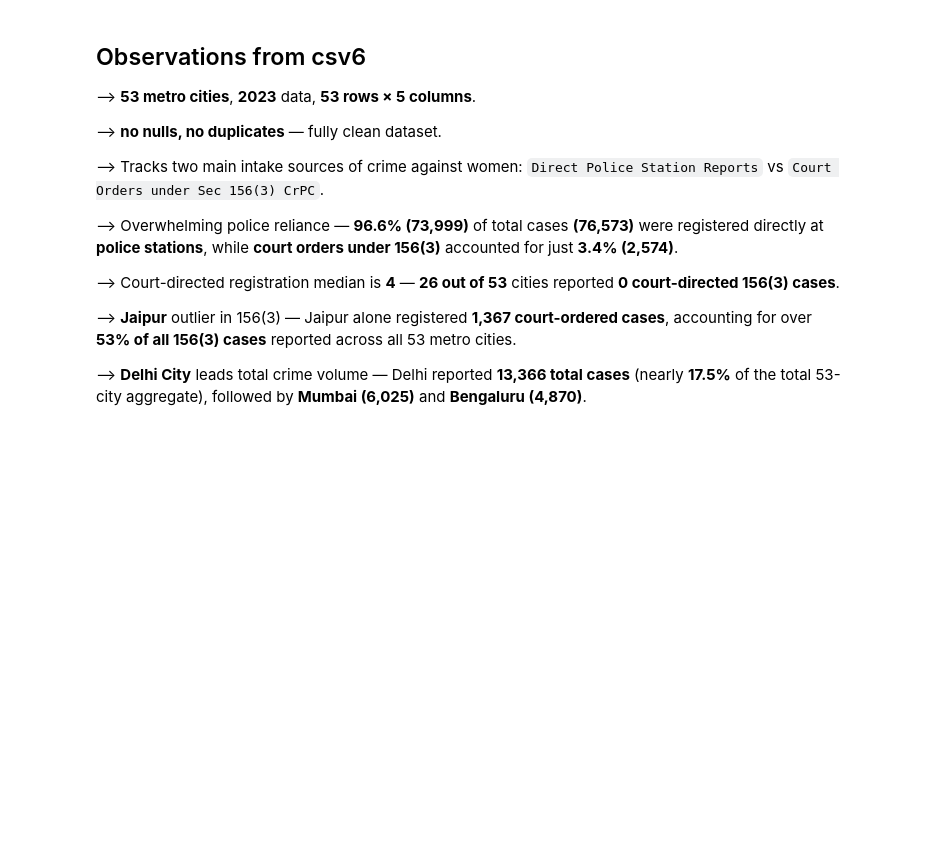
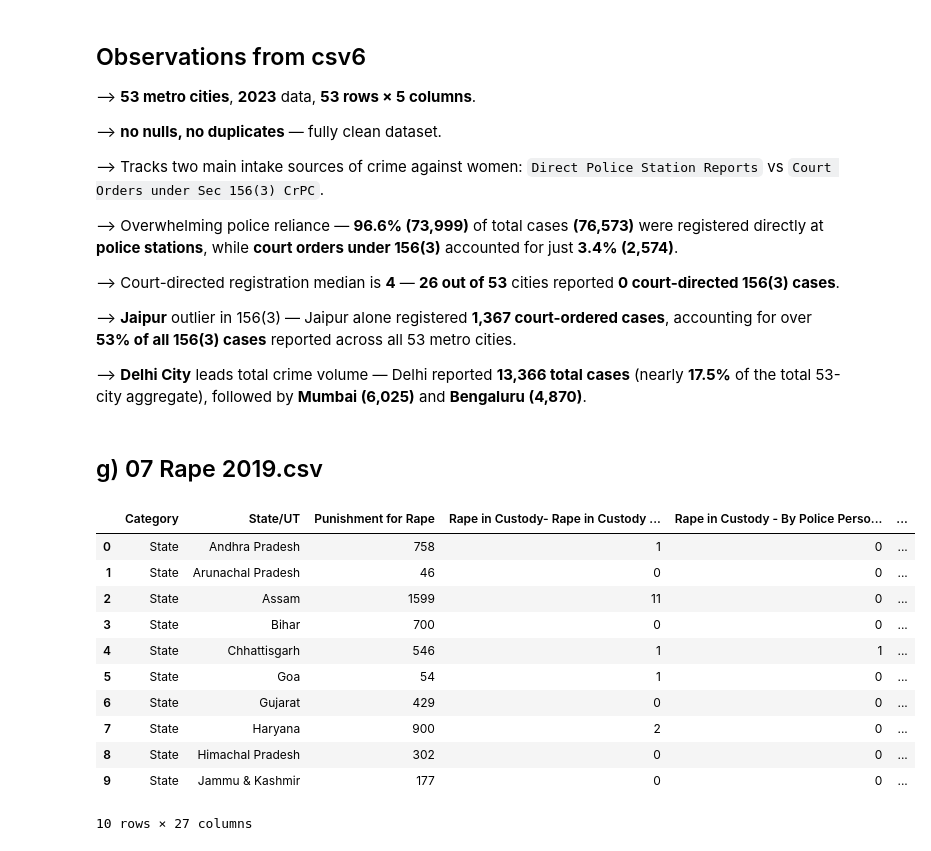
Before and after one commit to bhavya25-ds/The-Committee-Will-Look-Into-It, a Jupyter notebook: 02_Gender_Injustice/01_EDA.ipynb, the cells around one changed output. Cells and saved outputs as stored; diff of their text form; code cells hidden in the pictures; blank space fills up the shorter version.

```diff
--- a/02_Gender_Injustice/01_EDA.ipynb
+++ b/02_Gender_Injustice/01_EDA.ipynb
@@ -659,3 +659,21 @@ Saved | shape- (53, 5)
 --> **Jaipur** outlier in 156(3) — Jaipur alone registered **1,367 court-ordered cases**, accounting for over **53% of all 156(3) cases** reported across all 53 metro cities.
 
 --> **Delhi City** leads total crime volume — Delhi reported **13,366 total cases** (nearly **17.5%** of the total 53-city aggregate), followed by **Mumbai (6,025)** and **Bengaluru (4,870)**.
+# %% [markdown]
+## g) 07 Rape 2019.csv
+# %%
+csv7= u.load_data("data/07 Rape 2019.csv")
+csv7.head(10)
+# %% [output]
+|  | Category | State/UT | Punishment for Rape | Rape in Custody- Rape in Custody ... | Rape in Custody - By Police Perso... | ... |
+| 0 | State | Andhra Pradesh | 758 | 1 | 0 | ... |
+| 1 | State | Arunachal Pradesh | 46 | 0 | 0 | ... |
+| 2 | State | Assam | 1599 | 11 | 0 | ... |
+| 3 | State | Bihar | 700 | 0 | 0 | ... |
+| 4 | State | Chhattisgarh | 546 | 1 | 1 | ... |
+| 5 | State | Goa | 54 | 1 | 0 | ... |
+| 6 | State | Gujarat | 429 | 0 | 0 | ... |
+| 7 | State | Haryana | 900 | 2 | 0 | ... |
+| 8 | State | Himachal Pradesh | 302 | 0 | 0 | ... |
+| 9 | State | Jammu & Kashmir | 177 | 0 | 0 | ... |
+10 rows × 27 columns
```
Also changed, not shown: parts of 7 cells of this notebook, 1 other file.
